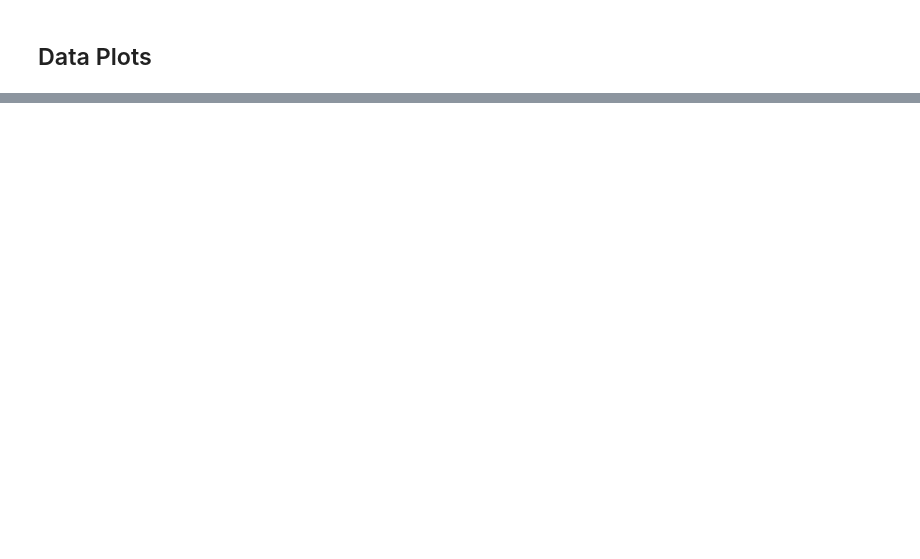
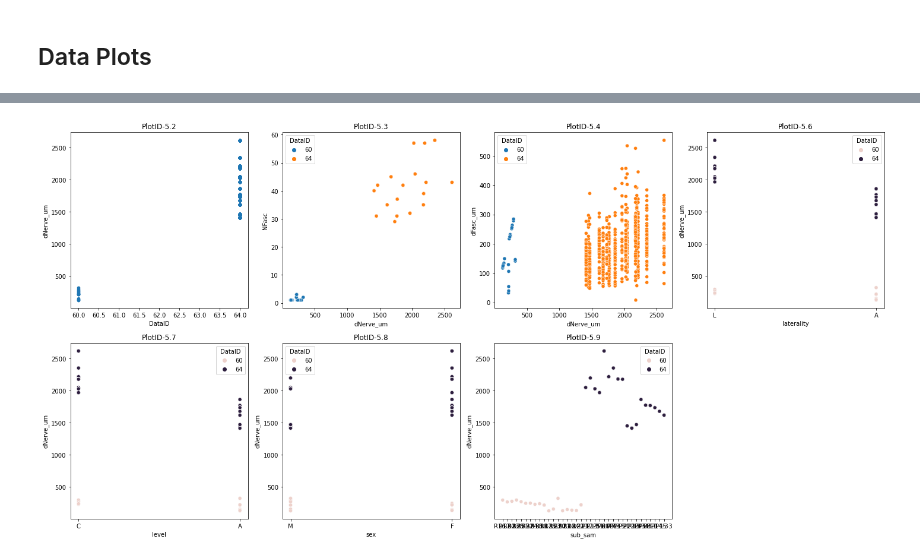
Before and after one commit to SPARC-FAIR-Codeathon/KnowMore, a Jupyter notebook: knowmore-notebook/knowmore-notebook.ipynb, the cells around one changed output, grey strips where cells are left out. Cells and saved outputs as stored; diff of their text form; code cells hidden in the pictures; blank space fills up the shorter version.

```diff
--- a/knowmore-notebook/knowmore-notebook.ipynb
+++ b/knowmore-notebook/knowmore-notebook.ipynb
@@ -178,0 +347,29 @@ Unzipping outputs
+# %%
+plt5_2 = pd.read_excel("/home/devil/Documents/Tools/KnowMore/static/notebook-output/matlab_output.xlsx",sheet_name="PlotID-5.2")
+plt5_3 = pd.read_excel("/home/devil/Documents/Tools/KnowMore/static/notebook-output/matlab_output.xlsx",sheet_name="PlotID-5.3")
+plt5_3["DataID"] = plt5_3["DataID"].apply(str)
+plt5_4 = pd.read_excel("/home/devil/Documents/Tools/KnowMore/static/notebook-output/matlab_output.xlsx",sheet_name="PlotID-5.4")
+plt5_4["DataID"] = plt5_4["DataID"].apply(str)
+plt5_6 = pd.read_excel("/home/devil/Documents/Tools/KnowMore/static/notebook-output/matlab_output.xlsx",sheet_name="PlotID-5.6")
+plt5_7 = pd.read_excel("/home/devil/Documents/Tools/KnowMore/static/notebook-output/matlab_output.xlsx",sheet_name="PlotID-5.7")
+plt5_8 = pd.read_excel("/home/devil/Documents/Tools/KnowMore/static/notebook-output/matlab_output.xlsx",sheet_name="PlotID-5.8")
+plt5_9 = pd.read_excel("/home/devil/Documents/Tools/KnowMore/static/notebook-output/matlab_output.xlsx",sheet_name="PlotID-5.9")
+fig, axs = plt.subplots(2, 4)
+plt5_2.plot.scatter(x="DataID", y="dNerve_um", ax= axs[0,0])
+axs[0,0].set_title("PlotID-5.2")
+sns.scatterplot(data=plt5_3,x="dNerve_um", y="NFasc", hue="DataID", ax=axs[0,1])
+axs[0,1].set_title("PlotID-5.3")
+sns.scatterplot(data=plt5_4,x="dNerve_um", y="dFasc_um", hue="DataID", ax=axs[0,2])
+axs[0,2].set_title("PlotID-5.4")
+sns.scatterplot(data=plt5_6,x="laterality", y="dNerve_um", hue="DataID", ax=axs[0,3])
+axs[0,3].set_title("PlotID-5.6")
+sns.scatterplot(data=plt5_7,x="level", y="dNerve_um", hue="DataID", ax=axs[1,0])
+axs[1,0].set_title("PlotID-5.7")
+sns.scatterplot(data=plt5_8,x="sex", y="dNerve_um", hue="DataID", ax=axs[1,1])
+axs[1,1].set_title("PlotID-5.8")
+sns.scatterplot(data=plt5_9,x="sub_sam", y="dNerve_um", hue="DataID", ax=axs[1,2])
+axs[1,2].set_title("PlotID-5.9")
+fig.delaxes(axs[1,3])
+fig.tight_layout()
+# %% [output]
+[figure, added]
```
Also changed, not shown: parts of 12 cells of this notebook, 2 other files.
